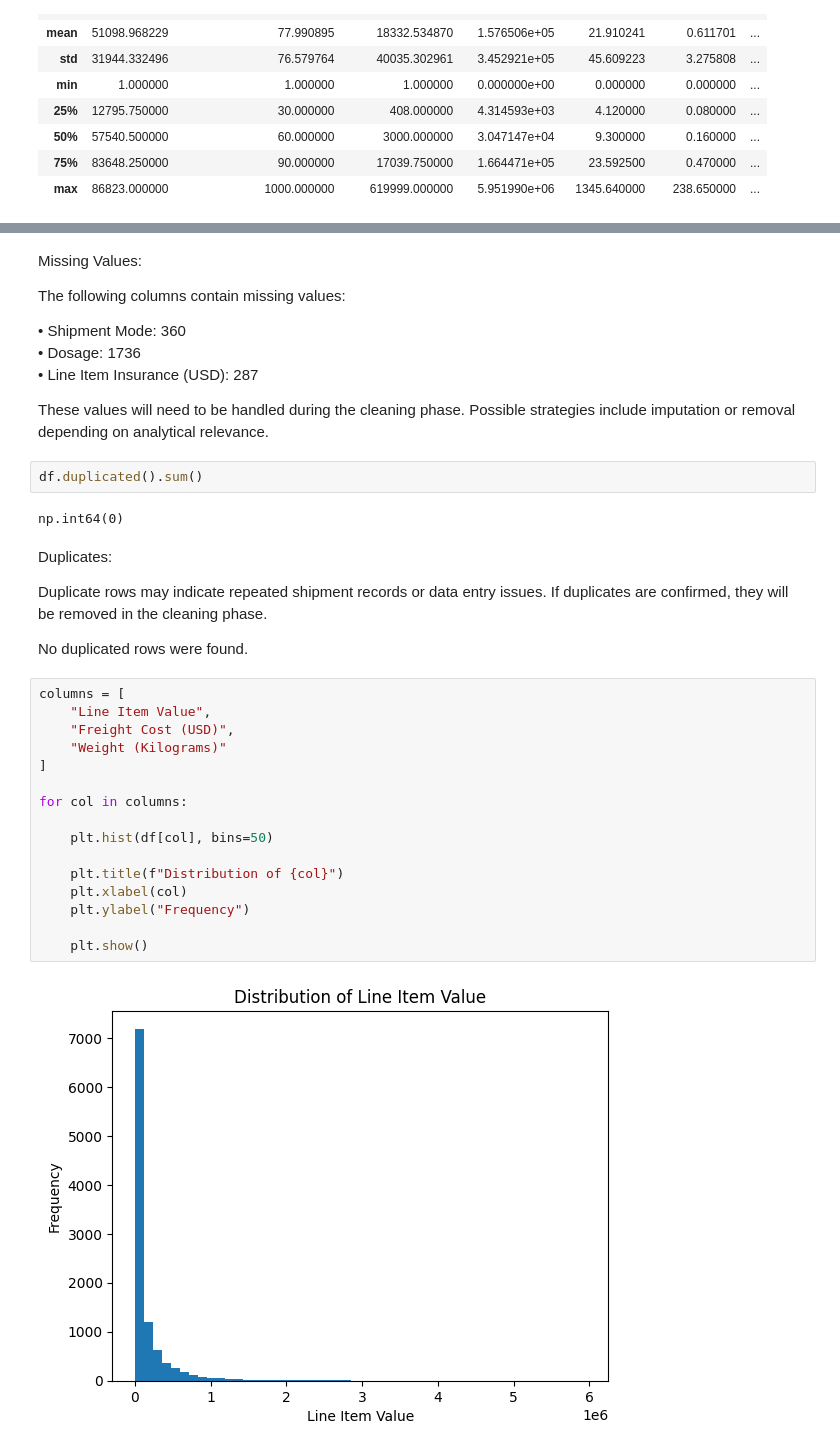
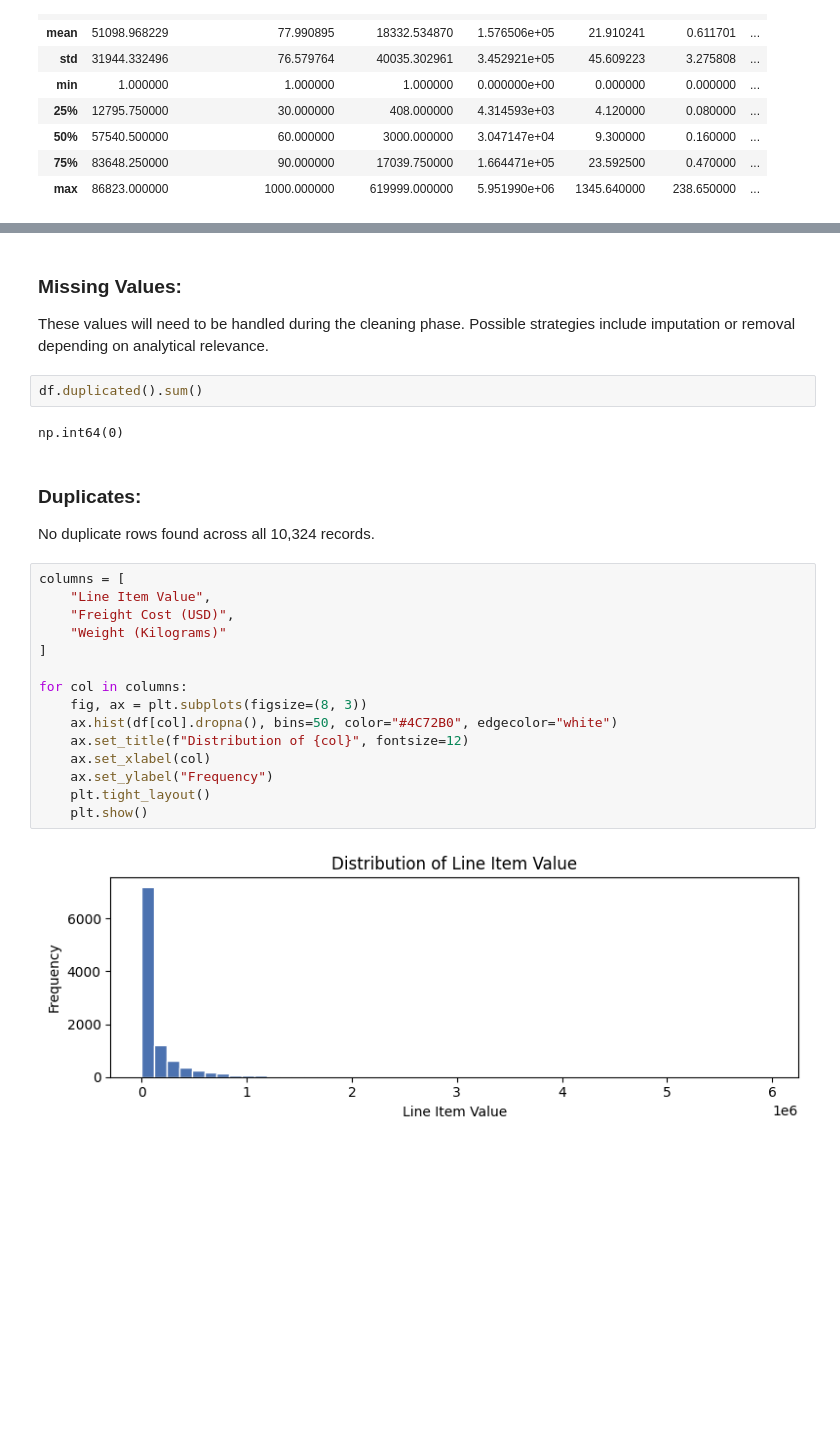
Before and after one commit to DanielTellezH/logistics-sql-analytics, a Jupyter notebook: notebooks/01_data_exploration.ipynb, the cells around one changed output, grey strips where cells are left out. Drawn from its saved outputs; the diff is of its cells as text; blank space fills up the shorter version.

```diff
--- a/notebooks/01_data_exploration.ipynb
+++ b/notebooks/01_data_exploration.ipynb
@@ -98,11 +85,5 @@ dtype: int64
 # %% [markdown]
-Missing Values:
-
-The following columns contain missing values:
-
-• Shipment Mode: 360
-• Dosage: 1736
-• Line Item Insurance (USD): 287
+### Missing Values:
 
 These values will need to be handled during the cleaning phase. Possible
 strategies include imputation or removal depending on analytical relevance.
@@ -111,27 +92,23 @@ df.duplicated().sum()
 # %% [output]
 np.int64(0)
 # %% [markdown]
-Duplicates:
+### Duplicates:
 
-Duplicate rows may indicate repeated shipment records or data entry issues.
-If duplicates are confirmed, they will be removed in the cleaning phase.
-
-No duplicated rows were found.
+No duplicate rows found across all 10,324 records.
 # %%
 columns = [
     "Line Item Value",
     "Freight Cost (USD)",
     "Weight (Kilograms)"
 ]
 
 for col in columns:
-
-    plt.hist(df[col], bins=50)
-
-    plt.title(f"Distribution of {col}")
-    plt.xlabel(col)
-    plt.ylabel("Frequency")
-
+    fig, ax = plt.subplots(figsize=(8, 3))
+    ax.hist(df[col].dropna(), bins=50, color="#4C72B0", edgecolor="white")
+    ax.set_title(f"Distribution of {col}", fontsize=12)
+    ax.set_xlabel(col)
+    ax.set_ylabel("Frequency")
+    plt.tight_layout()
     plt.show()
 # %% [output]
-[figure, old version]
+[figure, new version]
```
Also changed, not shown: parts of 8 cells of this notebook, 5 other files.
